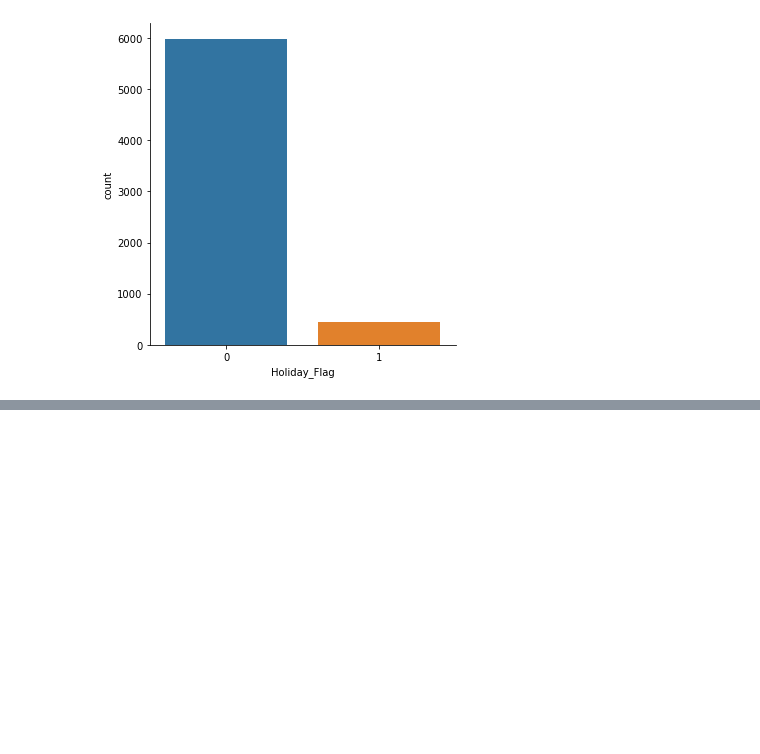
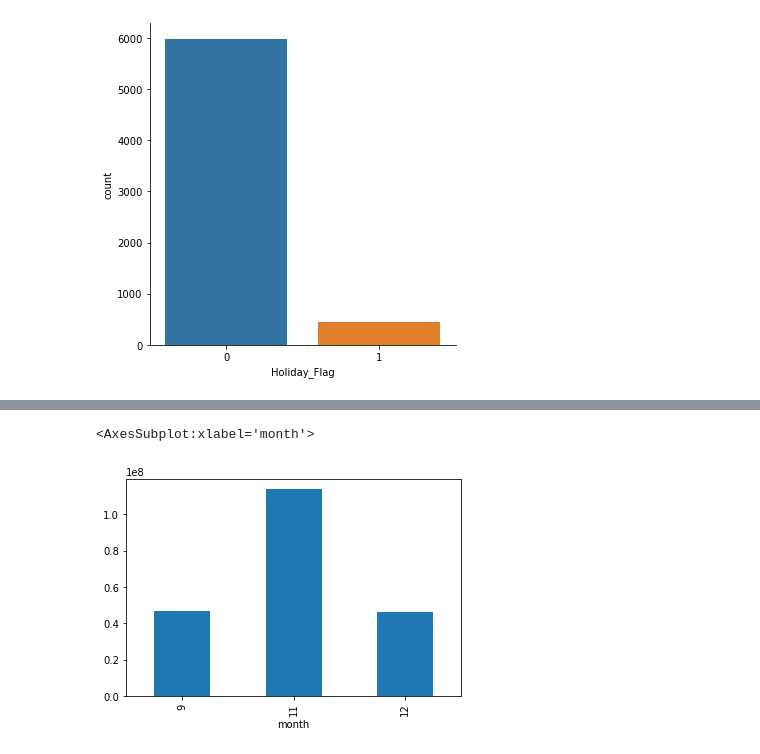
Before and after one commit to DamonReyes/Portfolio_Projects, a Jupyter notebook: Python/Retail Stores Analytics.ipynb, the cells around one changed output, grey strips where cells are left out. Saved outputs shown, nothing was run; the diff lists cells and outputs as text; code cells hidden in the pictures; blank space fills up the shorter version.

```diff
--- a/Python/Retail Stores Analytics.ipynb
+++ b/Python/Retail Stores Analytics.ipynb
@@ -417,0 +442,5 @@ sns.catplot(x="Holiday_Flag", kind="count", data=Store)
+# %%
+hol[(hol['year'] == 2011)].groupby('month')['Weekly_Sales'].sum().plot(kind='bar')
+# %% [output]
+<AxesSubplot:xlabel='month'>
+[figure, added]
```
Also changed, not shown: parts of 29 cells of this notebook.
